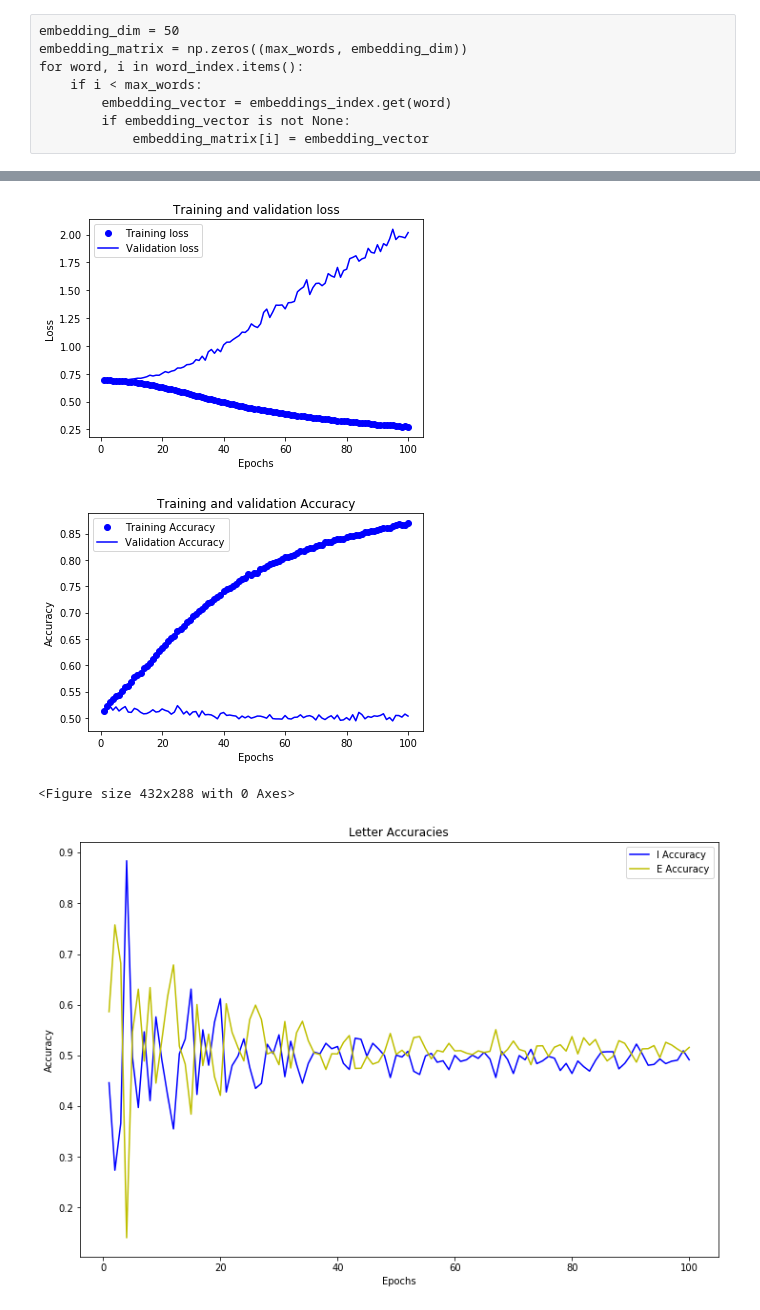
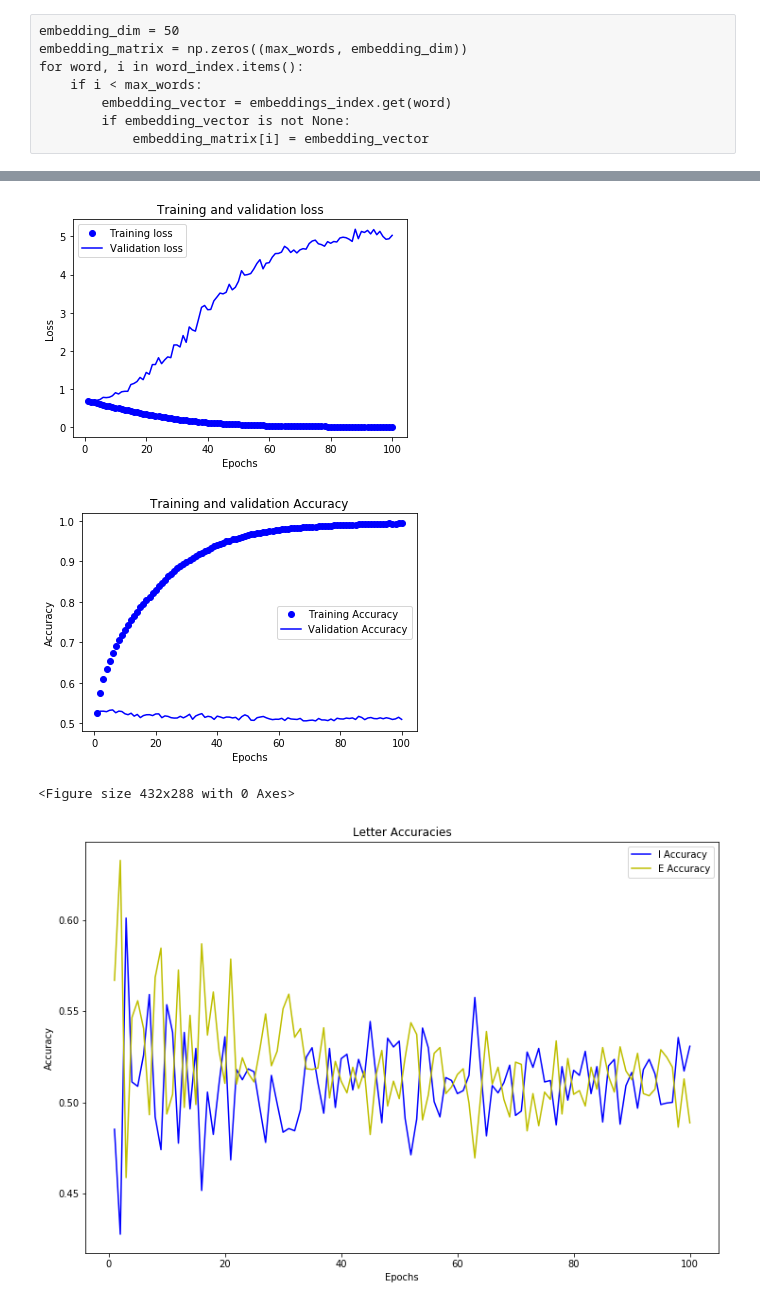
Before and after one commit to PaulKMandal/MBTI-Prediction, a Jupyter notebook: LSTM.ipynb, the cells around one changed output, grey strips where cells are left out. Drawn from its saved outputs; the diff is of its cells as text; code cells hidden in the pictures.

```diff
--- a/LSTM.ipynb
+++ b/LSTM.ipynb
@@ -75,8 +100,8 @@ for i in range(0, len(labels)):
 mix_labels = e_labels + i_labels[:len(e_labels)]
 mix_data = e_data + i_data[:len(e_data)]
 # %%
-mix_labels = np.asarray(mix_labels)
-mix_data = np.asarray(mix_data)
+mix_labels = np.asarray(mix_labels).astype('float32')
+mix_data = np.array(mix_data).astype('float32')
 # %%
 indices = np.arange(mix_data.shape[0])
 np.random.shuffle(indices)
@@ -125,9 +139,9 @@ from keras.callbacks import Callback
 class True_eval(Callback):
     def __init__(self, validation_data):
         self.validation_data = validation_data
-        self.total_accuracy = []
         self.i_accuracy = []
         self.e_accuracy = []
+        self.user_accuracy = []
 
     def ie_real_acc(self, prediction):
         y_true = self.validation_data[1]
@@ -146,12 +160,30 @@ class True_eval(Callback):
                 e_total += 1
         return (i_acc/i_total), (e_acc/e_total)
 
+    def user_acc(self, prediction):
+        y_true = self.validation_data[1]
+        usersCorrect = []
+        start = 0
+        for length in countedPosts:
+            correct = 0
+            for i in range(0, length):
+                if (y_true[i+start] == prediction[i+start]):
+                    correct += 1
+            usersCorrect.append(round(correct/length))
+            start +=length
+
+        return sum(usersCorrect)/len(usersCorrect)
+
+
 
     def on_epoch_end(self, epoch, logs={}):
         x_val = self.validation_data[0]
         y_pred = self.model.predict(x_val)
         i_real_acc, e_real_acc = self.ie_real_acc(y_pred)
+        user_acc = user_acc(y_pred)
         print ("I Acc: %f" % i_real_acc)
         print ("E Acc: %f" % e_real_acc)
+        print ("User Acc: %f" % user_acc)
         self.i_accuracy.append(i_real_acc)
         self.e_accuracy.append(e_real_acc)
+        self.user_accuracy.append(user_acc)
@@ -185,17 +215,19 @@ from keras.layers import Embedding, Dropout, LSTM, Dense
 
 def build_model():
     model = models.Sequential()
-    model.add(Embedding(max_features, 50, input_length=max_len))
-    model.add(LSTM(50, return_sequences=True))
-    model.add(LSTM(50))
+    model.add(Embedding(max_features, 128, input_length=max_len))
+    model.add(LSTM(128, return_sequences=True))
+    model.add(LSTM(128))
+    model.add(Dense(64, activation='relu'))
+    model.add(Dense(32, activation='relu'))
     model.add(Dense(1, activation='sigmoid'))
 
-    model.layers[0].set_weights([embedding_matrix])
-    model.layers[0].trainable = False
+    #model.layers[0].set_weights([embedding_matrix])
+    #model.layers[0].trainable = False
 
     model.compile(optimizer='rmsprop',
                   loss='binary_crossentropy',
-                  metrics=['accuracy'])
+                  metrics=['acc'])
 
     return model
 # %%
@@ -232,44 +250,44 @@ history_dict = history.history
 train_loss = history_dict['loss']
 val_loss = history_dict['val_loss']
 
-train_acc = history_dict['acc']
-val_acc   = history_dict['val_acc']
+train_acc = history_dict['categorical_accuracy']
+val_acc   = history_dict['val_categorical_accuracy']
 
-epochs = range(1, len(history_dict['acc']) + 1)
+epochs = range(1, len(history_dict['categorical_accuracy']) + 1)
 
 plt.plot(epochs, train_loss, 'bo', label='Training loss')
 plt.plot(epochs, val_loss, 'b', label='Validation loss')
 plt.title('Training and validation loss')
 plt.xlabel('Epochs')
 plt.ylabel('Loss')
 plt.legend()
 
 plt.show()
 
 plt.clf()
 
 plt.plot(epochs, train_acc, 'bo', label='Training Accuracy')
 plt.plot(epochs, val_acc, 'b', label='Validation Accuracy')
 plt.title('Training and validation Accuracy')
 plt.xlabel('Epochs')
 plt.ylabel('Accuracy')
 plt.legend()
 
 plt.show()
 
 plt.clf()
 
 plt.figure(figsize=(12,8))
 plt.plot(epochs, true_metrics.i_accuracy, 'b', label='I Accuracy')
 plt.plot(epochs, true_metrics.e_accuracy, 'y', label='E Accuracy')
 plt.title('Letter Accuracies')
 plt.xlabel('Epochs')
 plt.ylabel('Accuracy')
 plt.legend()
 
 plt.show()
 # %% [output]
-[figure, old version]
+[figure, new version]
-[figure, old version]
+[figure, new version]
 <Figure size 432x288 with 0 Axes>
-[figure, old version]
+[figure, new version]
```
Also changed, not shown: parts of 15 cells of this notebook, 1 other file.
